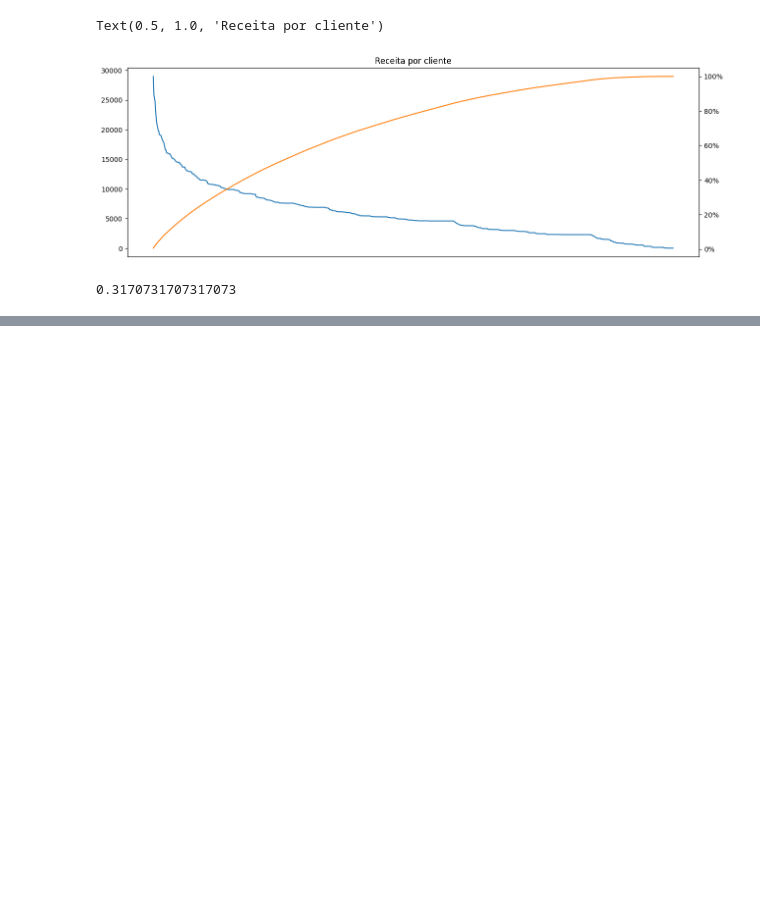
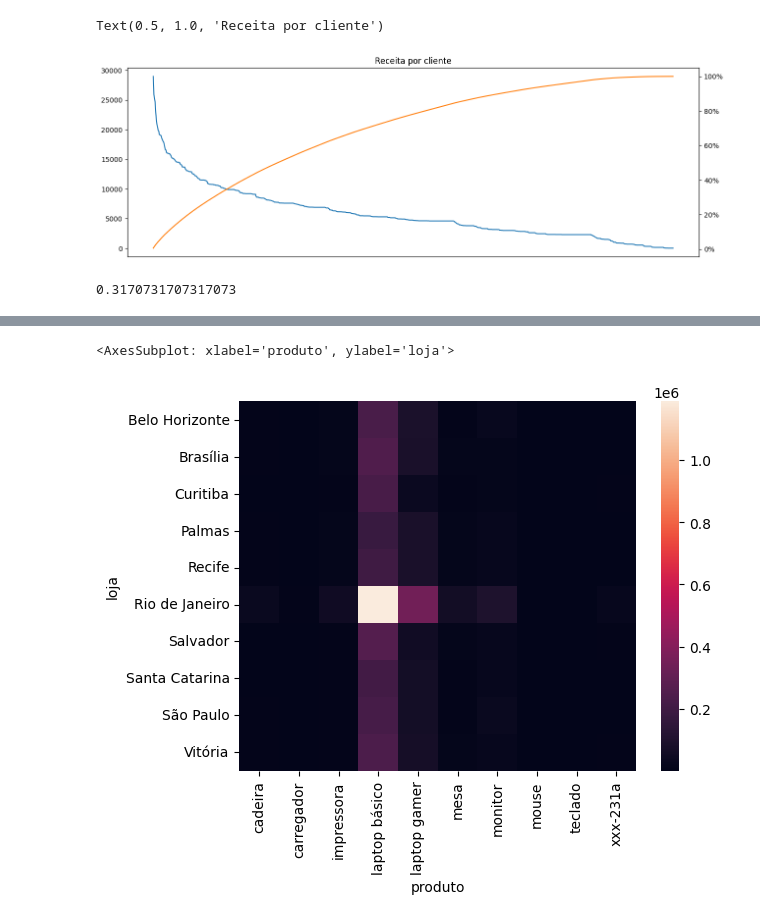
Before and after one commit to Jllima/data_clean, a Jupyter notebook: lojas.ipynb, the cells around one changed output, grey strips where cells are left out. Cells and saved outputs as stored; diff of their text form; code cells hidden in the pictures; blank space fills up the shorter version.

```diff
--- a/lojas.ipynb
+++ b/lojas.ipynb
@@ -493,0 +510,10 @@ receita_acumulada[receita_acumulada<0.60].count()/receita_acumulada.count()
+# %%
+graf_dados = pd.DataFrame(columns=('Loja', 'Produto', 'Receita'))
+for cidade in dfLojas.cidade:
+    for produto in dfProdutos.produto:
+        graf_dados = pd.concat([pd.DataFrame({
+            'Loja' : [cidade],
+            'Produto' : [produto],
+            'Receita' : [df.produto_valor[(df.loja_cidade == cidade) & (df.produto_produto == produto)].sum()]
+        }), graf_dados], ignore_index=True)
+graf_dados
@@ -493,0 +534,9 @@ receita_acumulada[receita_acumulada<0.60].count()/receita_acumulada.count()
+# %%
+import seaborn as sns
+
+graf_dados = graf_dados.pivot_table(index='loja', columns='produto', values='receita', aggfunc='sum')
+
+sns.heatmap(graf_dados)
+# %% [output]
+<AxesSubplot: xlabel='produto', ylabel='loja'>
+[figure, added]
```
Also changed, not shown: parts of 7 cells of this notebook.
